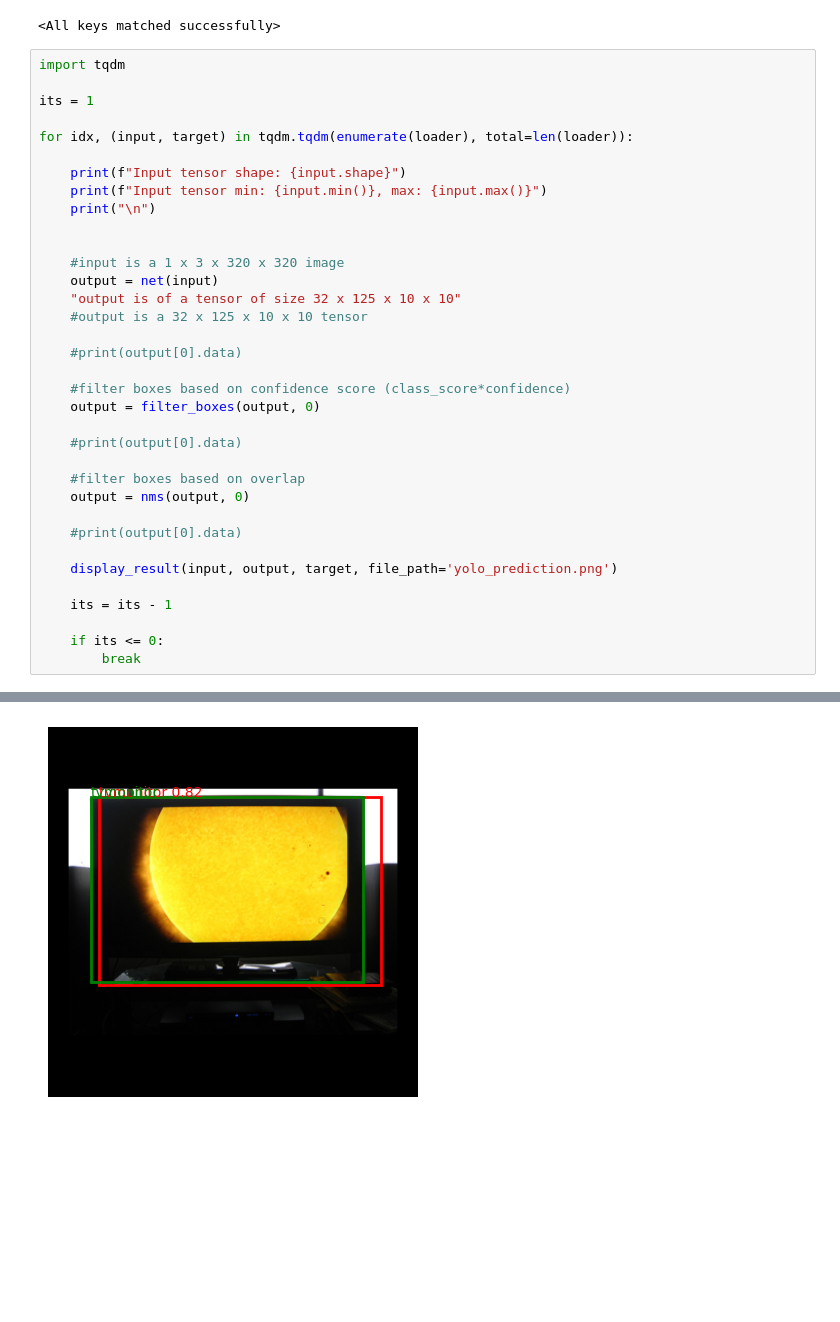
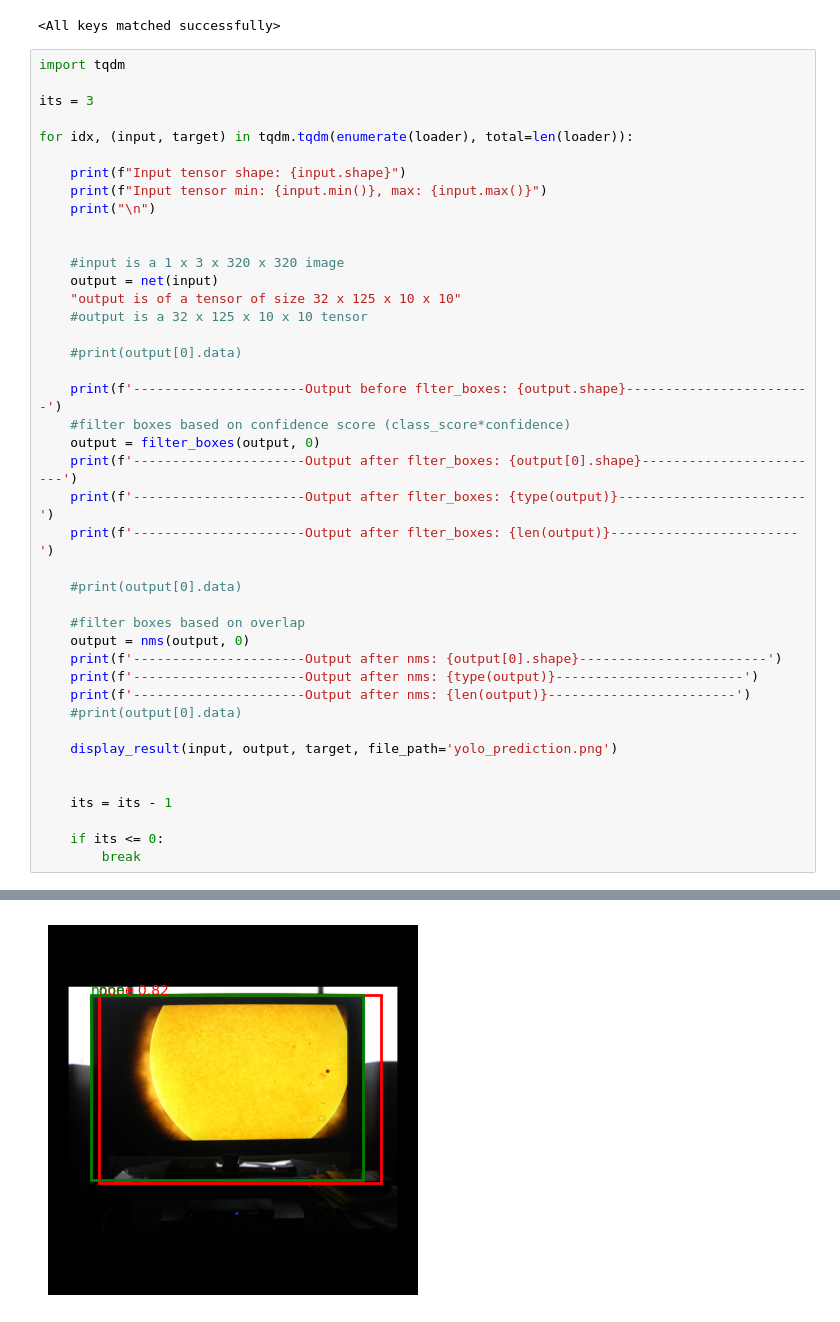
Before and after one commit to 1658218630/EML_Person_Detection, a Jupyter notebook: print_output_per_layer.ipynb, the cells around one changed output, grey strips where cells are left out. Cells and saved outputs as stored; diff of their text form; blank space fills up the shorter version.

```diff
--- a/print_output_per_layer.ipynb
+++ b/print_output_per_layer.ipynb
@@ -78,7 +81,7 @@ conv9.bias: mean=-0.01073838397860527, std=0.04906019940972328
 # %%
 import tqdm
 
-its = 1
+its = 3
 
 for idx, (input, target) in tqdm.tqdm(enumerate(loader), total=len(loader)):
 
@@ -94,17 +97,24 @@ for idx, (input, target) in tqdm.tqdm(enumerate(loader), total=len(loader)):
 
     #print(output[0].data)
 
+    print(f'----------------------Output before flter_boxes: {output.shape}------------------------')
     #filter boxes based on confidence score (class_score*confidence)
     output = filter_boxes(output, 0)
+    print(f'----------------------Output after flter_boxes: {output[0].shape}------------------------')
+    print(f'----------------------Output after flter_boxes: {type(output)}------------------------')
+    print(f'----------------------Output after flter_boxes: {len(output)}------------------------')
 
     #print(output[0].data)
 
     #filter boxes based on overlap
     output = nms(output, 0)
-
+    print(f'----------------------Output after nms: {output[0].shape}------------------------')
+    print(f'----------------------Output after nms: {type(output)}------------------------')
+    print(f'----------------------Output after nms: {len(output)}------------------------')
     #print(output[0].data)
 
     display_result(input, output, target, file_path='yolo_prediction.png')
+
 
     its = its - 1
 
@@ -131 +141 @@ Output min: 9.635447995037794e-09, max: 1.9015699625015259
-[figure, old version]
+[figure, new version]
```
Also changed, not shown: parts of 2 cells of this notebook, 14 other files.
